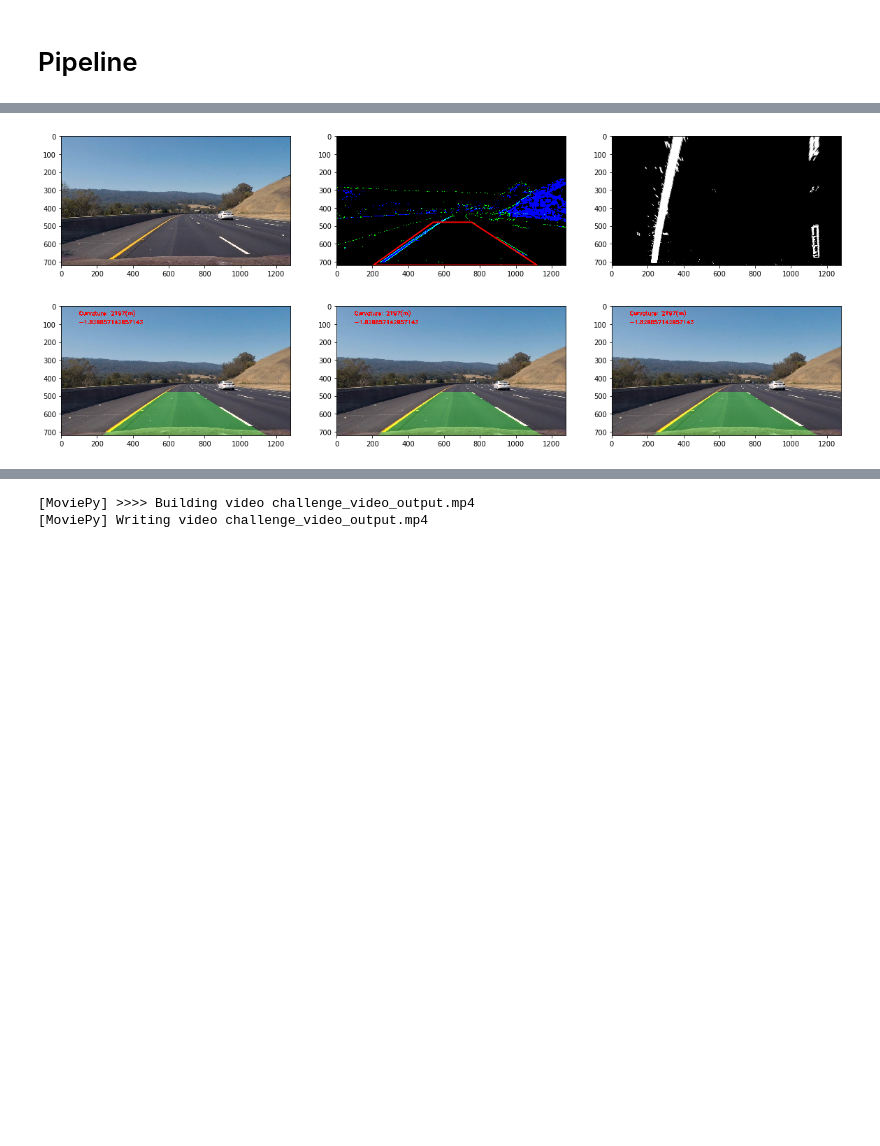
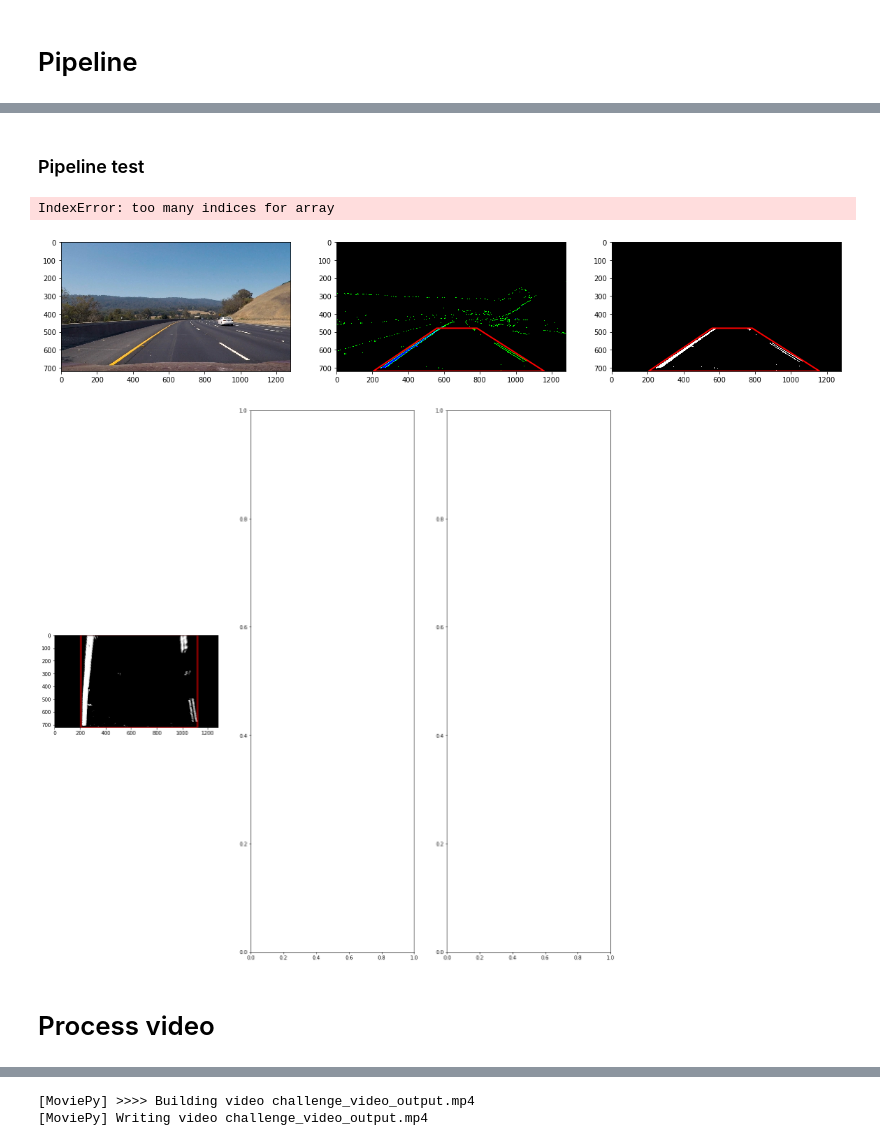
Before and after one commit to fvmassoli/Advanced-Lane-Lines-ComputerVision, a Jupyter notebook: project.ipynb, the cells around one changed output, grey strips where cells are left out. Cells and saved outputs as stored; diff of their text form; code cells hidden in the pictures; blank space fills up the shorter version.

```diff
--- a/project.ipynb
+++ b/project.ipynb
@@ -20,8 +20,11 @@ Camera ready!
 # %%
+test_camera_calibration = False
+
 global test_images
 test_images = glob.glob('test_images/*')
 undistored_images = []
 for path in test_images:
     img = mpimg.imread(path)
     undistored_images.append(camera_calibrator.undistort_image(img))
-    camera_calibrator.plot_calibration_check(img)
+    if test_camera_calibration:
+        camera_calibrator.plot_calibration_check(img)
@@ -47,9 +38,3 @@ from moviepy.editor import VideoFileClip
 from IPython.display import HTML
 import io
 import base64
-# %%
-global src
-#src=np.float32([[210, 720], [600, 460], [735, 460], [1160, 720]])
-#dst=np.float32([[300, 720], [300, 0], [1100, 0], [1100, 720]])
-src = np.array([[205, 720], [1120, 720], [754, 480], [540, 480]], np.float32)
-dst = np.array([[205, 720], [1120, 720], [1120, 0], [205, 0]], np.float32)
@@ -56,8 +98,13 @@ dst = np.array([[205, 720], [1120, 720], [1120, 0], [205, 0]], np.float32)
 # %%
 gradient_threshold = GradientThreshold(kernel=3, thres_x=(20, 200), thres_y=(45, 150),
                                        thres_mag=(35, 255), thres_dir=(0.7, 1.3))
-color_threshold = ColorThreshold(thresh_H=(15, 80), thresh_S=(80, 255))
-warp_image = WarpImage(src, dst)
 lane = LaneLines()
+# %%
+src      =  np.array([[205, 720], [1160, 720], [784, 480], [560, 480]], np.float32)
+vertices = [np.array([[205, 720], [1160, 720], [784, 480], [560, 480]], np.int32)]
+dst = np.array([[205, 720], [1120, 720], [1120, 0], [205, 0]], np.float32)
+
+first_color_thresh=([[18,31], [60,255], [90,255]])
+second_color_thresh=([[0,57], [90,255], [180,255]])
 # %%
 def video_pipeline(img, test=False):
@@ -81,48 +139,64 @@ def video_pipeline(img, test=False):
     else:
         return lane_lines
+# %% [markdown]
+### Pipeline test
 # %%
 plot_pipeline_test = True
 img_index = 4 # must be < 7
 
+def show_test_result(test_image, gt_results, ct_results, masked_images, warps, lane, pipeline_results):
+    plt.close('all')
+    fig, ((ax1, ax2, ax3)) = plt.subplots(nrows=1, ncols=3, figsize=(20,20))
+    img = mpimg.imread(test_image)
+    ax1.imshow(img)
+    stack_image = np.dstack(( np.zeros_like(gt_results), gt_results, ct_results))
+    ax2.imshow(stack_image)
+    rect = patches.Polygon(src, closed=True, fill=False, edgecolor='r', linewidth=2)
+    ax2.add_patch(rect)
+    ax3.imshow(masked_images, cmap='gray')
+    rect = patches.Polygon(src, closed=True, fill=False, edgecolor='r', linewidth=2)
+    ax3.add_patch(rect)
+    fig2, ((ax4, ax5, ax6)) = plt.subplots(nrows=1, ncols=3, figsize=(20,20))
+    ax4.imshow(warps, cmap='gray')
+    rect = patches.Polygon(dst, closed=True, fill=False, edgecolor='r', linewidth=2)
+    ax4.add_patch(rect)
+    result, fit_leftx, fit_rightx, fity = lane.plot()
+    ax5.imshow(result)
+    ax5.plot(self.fit_leftx, self.fity, color='yellow', linewidth=5.0)
+    ax5.plot(self.fit_rightx, self.fity, color='yellow', linewidth=5.0)
+    ax5.xlim(0, 1280)
+    ax5.ylim(720, 0)
+    ax6.imshow(pipeline_results)
+
 def test_video_pipeline():
-
     combined_images = []
     gt_results = []
     ct_results = []
+    masked_images = []
     warps = []
     lanes = []
     pipeline_results = []
-
     for path in test_images:
         img = mpimg.imread(path)
-        combined_image, gt_result, ct_result, warped, lane, lane_lines = video_pipeline(img, True)
+        combined_image, gt_result, ct_result, masked_image, warped, lane, lane_lines = video_pipeline(img, True)
         combined_images.append(combined_image)
         gt_results.append(gt_result)
         ct_results.append(ct_result)
+        masked_images.append(masked_image)
         warps.append(warped)
         lanes.append(lane)
         pipeline_results.append(lane_lines)
-
-
-    plt.close('all')
-    fig, ((ax1, ax2, ax3)) = plt.subplots(nrows=1, ncols=3, figsize=(20,20))
-    img = mpimg.imread(test_images[img_index])
-    ax1.imshow(img)
-    stack_image = np.dstack(( np.zeros_like(gt_results[img_index]), gt_results[img_index], ct_results[img_index]))
-    ax2.imshow(stack_image)
-    rect = patches.Polygon(src, closed=True, fill=False, edgecolor='r', linewidth=2)
-    ax2.add_patch(rect)
-    ax3.imshow(warps[img_index], cmap='gray')
-    fig2, ((ax4, ax5, ax6)) = plt.subplots(nrows=1, ncols=3, figsize=(20,20))
-    ax4.imshow(pipeline_results[img_index])
-    ax5.imshow(pipeline_results[img_index])
-    ax6.imshow(pipeline_results[img_index])
+    show_test_result(test_images[img_index], gt_results[img_index], ct_results[img_index],
+                      masked_images[img_index], warps[img_index], lanes[img_index], pipeline_results[img_index])
 
 if plot_pipeline_test:
     test_video_pipeline()
 # %% [output]
+IndexError: too many indices for array
-[figure, old version]
+[figure, new version]
-[figure, old version]
+[figure, new version]
+# %% [markdown]
+# Process video
 # %%
 def process_video(image):
     result = video_pipeline(image)
```
Also changed, not shown: parts of 9 cells of this notebook, 6 other files.
